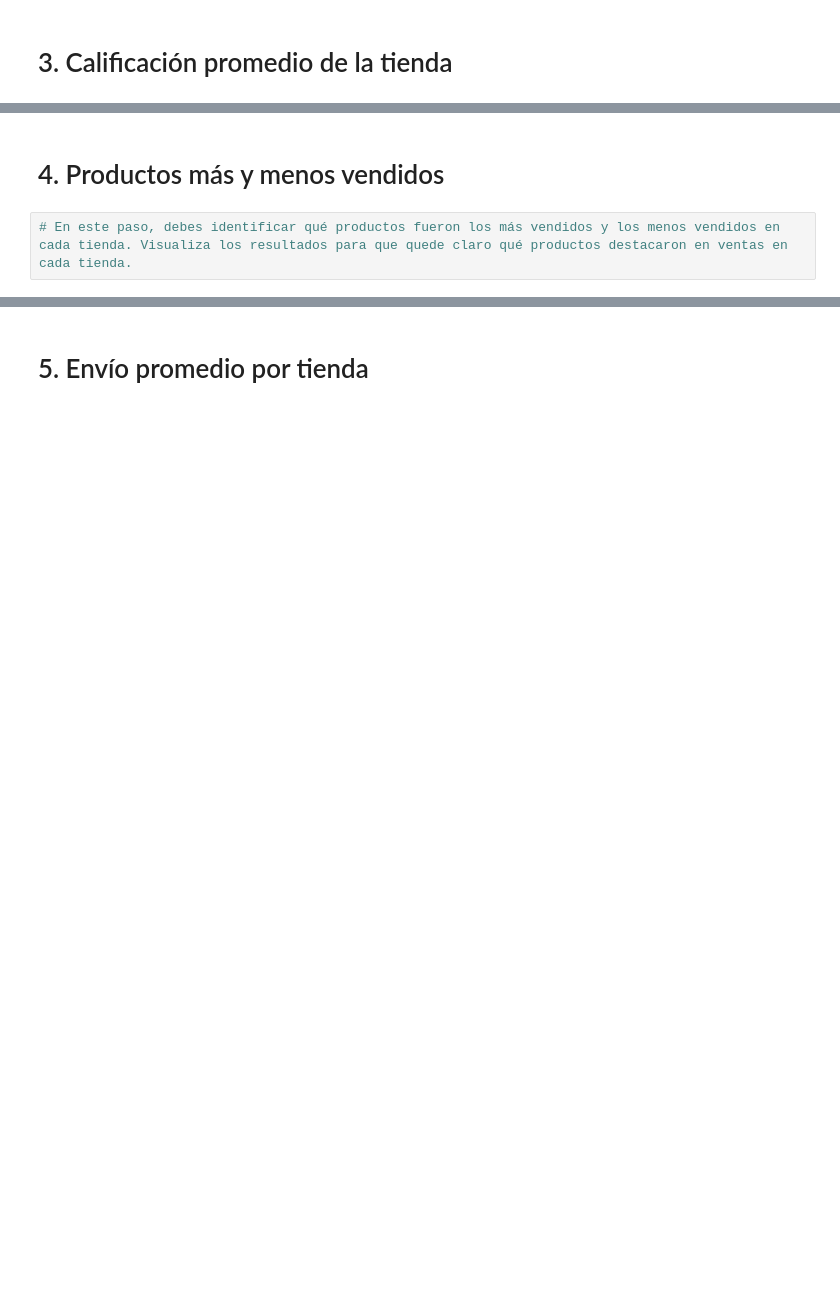
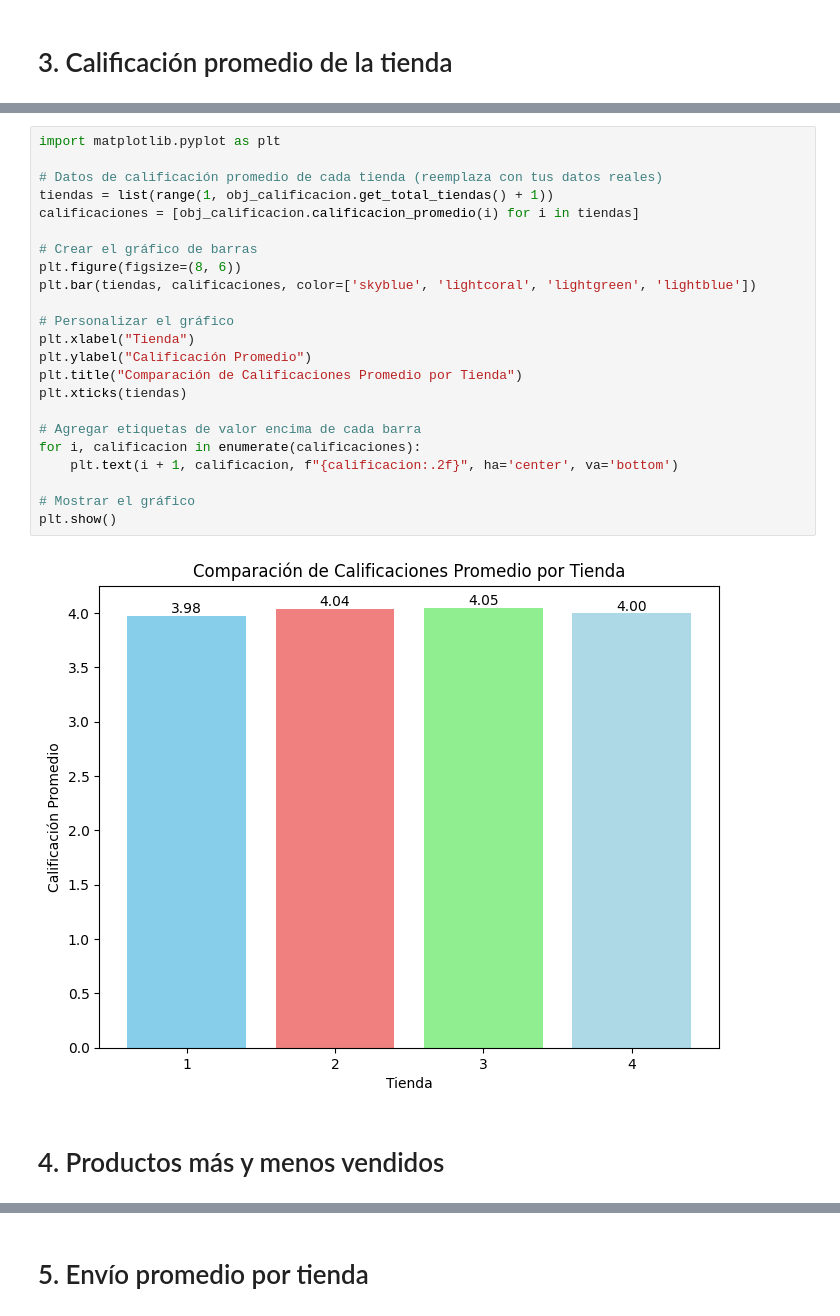
Before and after one commit to SarahiCarrizoT98/challenge1-data-science-latam, a Jupyter notebook: AluraStoreLatam.ipynb, the cells around one changed output, grey strips where cells are left out. Drawn from its saved outputs; the diff is of its cells as text; blank space fills up the shorter version.

```diff
--- a/AluraStoreLatam.ipynb
+++ b/AluraStoreLatam.ipynb
@@ -270,4 +182,27 @@ Passing `palette` without assigning `hue` is deprecated and will be removed in v
+# %%
+import matplotlib.pyplot as plt
+
+# Datos de calificación promedio de cada tienda (reemplaza con tus datos reales)
+tiendas = list(range(1, obj_calificacion.get_total_tiendas() + 1))
+calificaciones = [obj_calificacion.calificacion_promedio(i) for i in tiendas]
+
+# Crear el gráfico de barras
+plt.figure(figsize=(8, 6))
+plt.bar(tiendas, calificaciones, color=['skyblue', 'lightcoral', 'lightgreen', 'lightblue'])
+
+# Personalizar el gráfico
+plt.xlabel("Tienda")
+plt.ylabel("Calificación Promedio")
+plt.title("Comparación de Calificaciones Promedio por Tienda")
+plt.xticks(tiendas)
+
+# Agregar etiquetas de valor encima de cada barra
+for i, calificacion in enumerate(calificaciones):
+    plt.text(i + 1, calificacion, f"{calificacion:.2f}", ha='center', va='bottom')
+
+# Mostrar el gráfico
+plt.show()
+# %% [output]
+[figure, added]
 # %% [markdown]
 # 4. Productos más y menos vendidos
-# %%
-# En este paso, debes identificar qué productos fueron los más vendidos y los menos vendidos en cada tienda. Visualiza los resultados para que quede claro qué productos destacaron en ventas en cada tienda.
```
Also changed, not shown: parts of 46 cells of this notebook.
